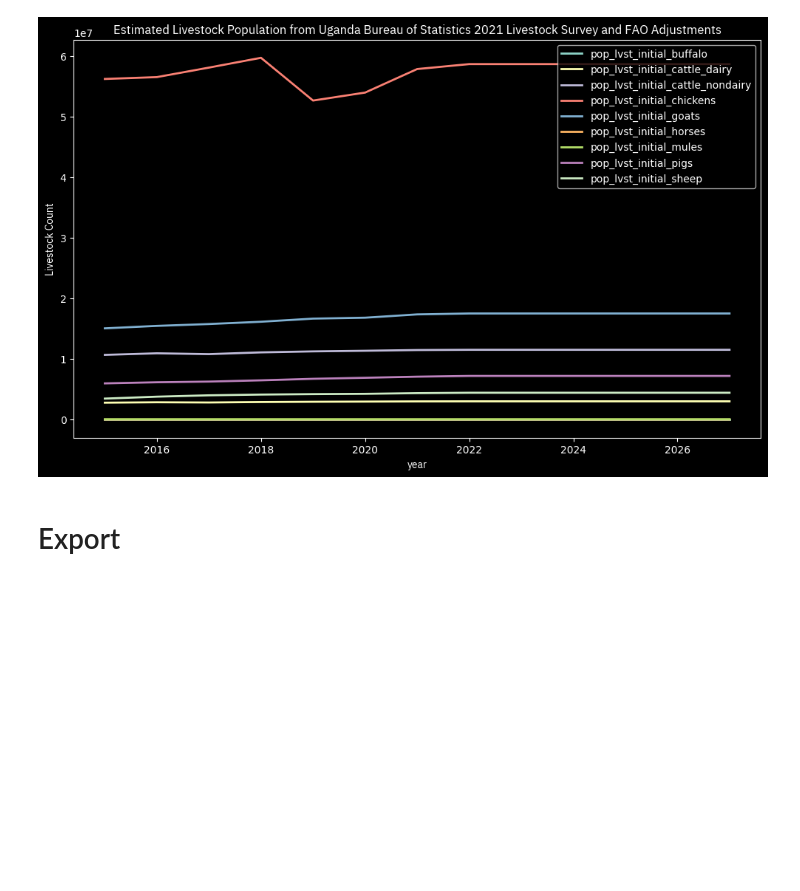
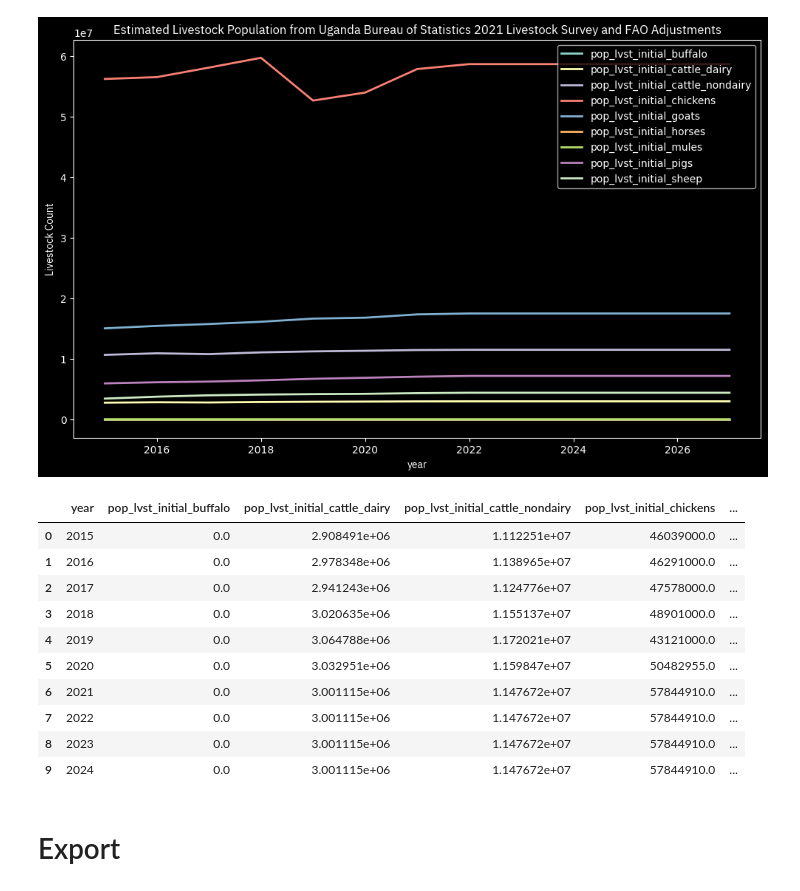
Before and after one commit to sisepuede-framework/ssp_uganda_data, a Jupyter notebook: data_processing/LIVESTOCK_POPULATION.ipynb, the cells around one changed output. Cells and saved outputs as stored; diff of their text form; code cells hidden in the pictures; blank space fills up the shorter version.

```diff
--- a/data_processing/LIVESTOCK_POPULATION.ipynb
+++ b/data_processing/LIVESTOCK_POPULATION.ipynb
@@ -705,6 +705,20 @@ plot_lvst(
 (<Figure size 1200x700 with 1 Axes>,
  <Axes: title={'center': 'Estimated Livestock Population from Uganda Bureau of Statistics 2021 Livestock Survey and FAO Adjustments'}, xlabel='year', ylabel='Livestock Count'>)
 [figure]
+# %%
+df_combined_population.iloc[0:10]
+# %% [output]
+|  | year | pop_lvst_initial_buffalo | pop_lvst_initial_cattle_dairy | pop_lvst_initial_cattle_nondairy | pop_lvst_initial_chickens | ... |
+| 0 | 2015 | 0.0 | 2.908491e+06 | 1.112251e+07 | 46039000.0 | ... |
+| 1 | 2016 | 0.0 | 2.978348e+06 | 1.138965e+07 | 46291000.0 | ... |
+| 2 | 2017 | 0.0 | 2.941243e+06 | 1.124776e+07 | 47578000.0 | ... |
+| 3 | 2018 | 0.0 | 3.020635e+06 | 1.155137e+07 | 48901000.0 | ... |
+| 4 | 2019 | 0.0 | 3.064788e+06 | 1.172021e+07 | 43121000.0 | ... |
+| 5 | 2020 | 0.0 | 3.032951e+06 | 1.159847e+07 | 50482955.0 | ... |
+| 6 | 2021 | 0.0 | 3.001115e+06 | 1.147672e+07 | 57844910.0 | ... |
+| 7 | 2022 | 0.0 | 3.001115e+06 | 1.147672e+07 | 57844910.0 | ... |
+| 8 | 2023 | 0.0 | 3.001115e+06 | 1.147672e+07 | 57844910.0 | ... |
+| 9 | 2024 | 0.0 | 3.001115e+06 | 1.147672e+07 | 57844910.0 | ... |
 # %% [markdown]
 # Export
 # %%
```
Also changed, not shown: 14 other files.
